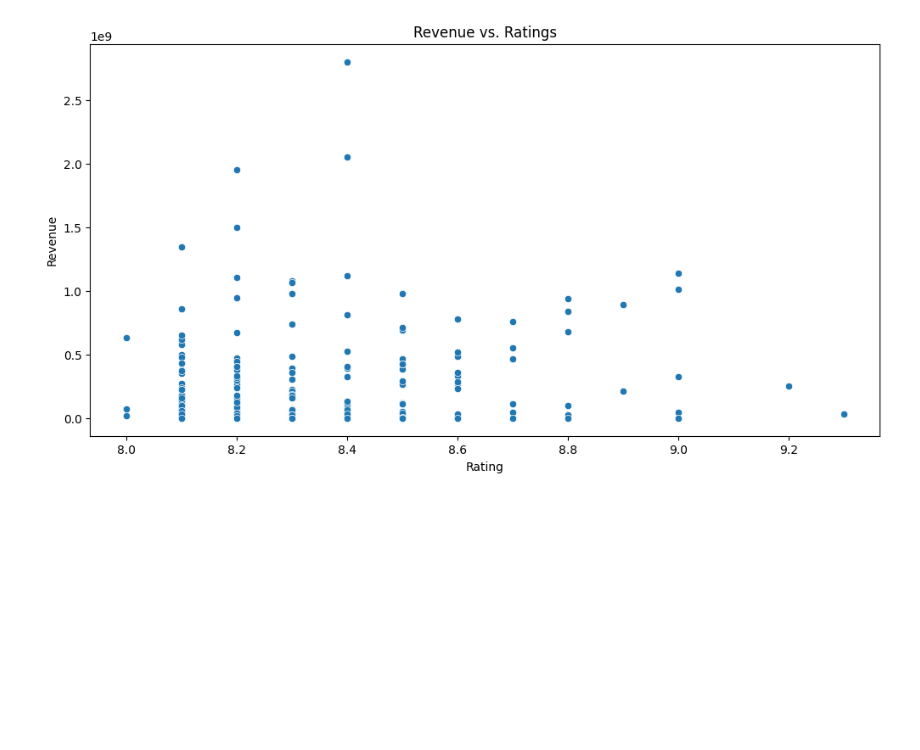
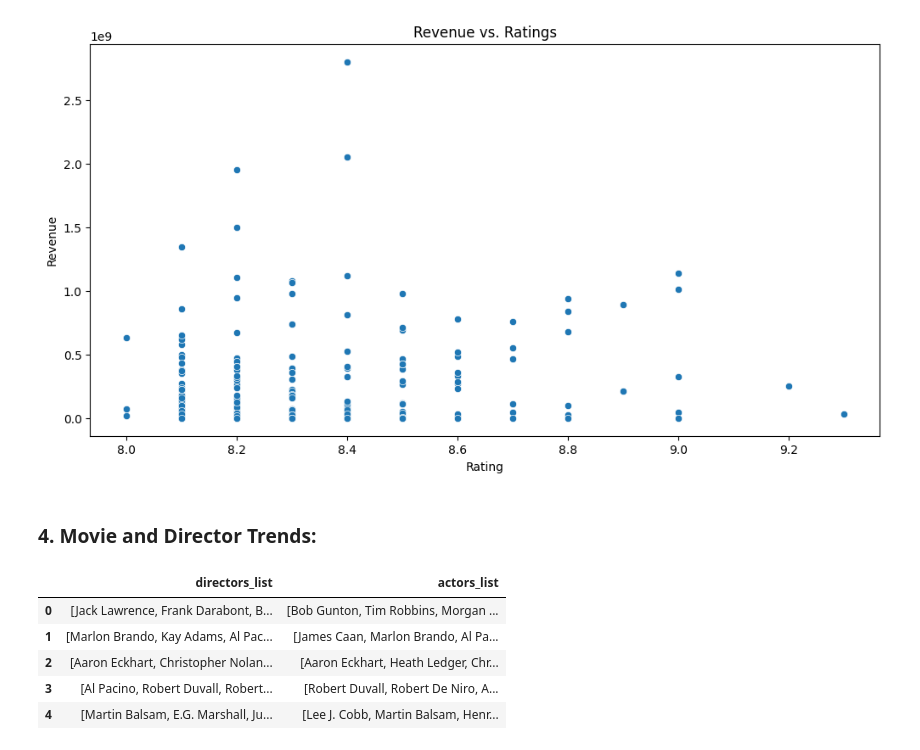
Before and after one commit to j2damax/eda_top_us_song, a Jupyter notebook: notebooks/eda_global_movies.ipynb, the cells around one changed output. Saved outputs shown, nothing was run; the diff lists cells and outputs as text; code cells hidden in the pictures; blank space fills up the shorter version.

```diff
--- a/notebooks/eda_global_movies.ipynb
+++ b/notebooks/eda_global_movies.ipynb
@@ -623,3 +624,22 @@ plt.show()
 4. **Wide Revenue Range**: Revenue values vary widely, even for movies with similar ratings, highlighting the influence of factors other than ratings on revenue.
 
 5. **Blockbuster Effect**: Some movies with average ratings still achieve very high revenue, likely due to factors such as marketing, franchise popularity, or global appeal.
+# %% [markdown]
+### 4. Movie and Director Trends:
+# %%
+#### • Investigate the most recurrent directors and actors over the years.
+
+
+# Step 1: Split the directors and actors columns into lists
+movies_cleaned_df['directors_list'] = movies_cleaned_df['directors'].str.split(', ')
+movies_cleaned_df['actors_list'] = movies_cleaned_df['lead_actors'].str.split(', ')
+
+# Display the first few rows to verify
+movies_cleaned_df[['directors_list', 'actors_list']].head()
+# %% [output]
+|  | directors_list | actors_list |
+| 0 | [Jack Lawrence, Frank Darabont, B... | [Bob Gunton, Tim Robbins, Morgan ... |
+| 1 | [Marlon Brando, Kay Adams, Al Pac... | [James Caan, Marlon Brando, Al Pa... |
+| 2 | [Aaron Eckhart, Christopher Nolan... | [Aaron Eckhart, Heath Ledger, Chr... |
+| 3 | [Al Pacino, Robert Duvall, Robert... | [Robert Duvall, Robert De Niro, A... |
+| 4 | [Martin Balsam, E.G. Marshall, Ju... | [Lee J. Cobb, Martin Balsam, Henr... |
```
Also changed, not shown: parts of 5 cells of this notebook.
